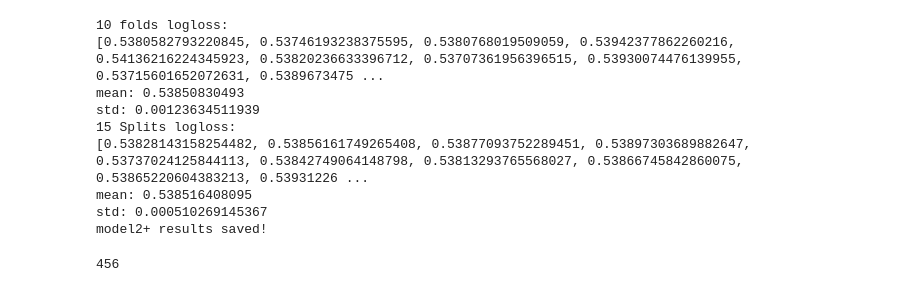
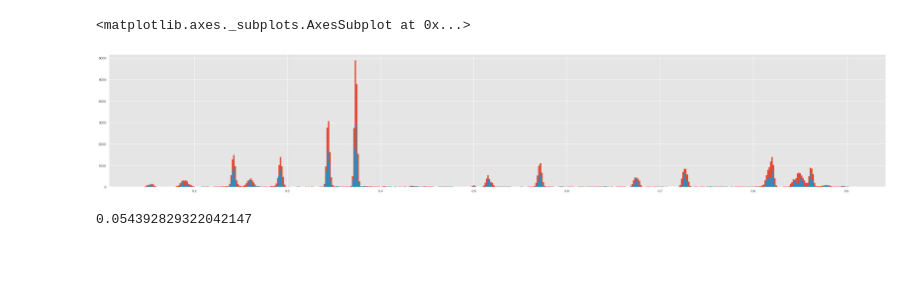
Before and after one commit to mortido/ML-Boot-Camp-V, a Jupyter notebook: models-main.ipynb, the cells around one changed output. Saved outputs shown, nothing was run; the diff lists cells and outputs as text; code cells hidden in the pictures; blank space fills up the shorter version.

```diff
--- a/models-main.ipynb
+++ b/models-main.ipynb
@@ -326,15 +55,2 @@ strat =np.apply_along_axis(lambda d: str(d[0]) + '_' + str(d[1]), 1, strat)
-# %%
-train = pd.read_csv('train.csv', sep=';')
-test = pd.read_csv('test.csv', sep=';', na_values='None')
-
-train = clean2(train)
-test = clean2(test)
-
-train = utils.new_features(train)
-test = utils.new_features(test)
-
-X_train = train.drop([ 'cardio'], axis=1)
-y_train = train['cardio'].values.ravel()
-X_test = test.drop([], axis=1)
 # %%
 use_columns = [
@@ -451,9 +212,41 @@ std: 0.000717647059986
+# %%
+from utils import SmoothLikelihood4
+
+D = X_train.copy()
+G = X_test.copy()
+slk = SmoothLikelihood4(['gender','MAP'], 0.5, kf=StratifiedKFold(random_state=111111, n_splits=20, shuffle=True),
+                        alpha=13,
+                       seed=10,
+                        std=0.0013
+                       )
+d1 = slk.fit_transform(X_train, y_train)
+g1 = slk.transform(X_test)
+# %%
+D['slk']=d1
+G['slk']=g1
+# %%
+plt.figure(figsize=(40,7))
+D['slk'].hist(bins=500)
+G['slk'].hist(bins=500)
+# %% [output]
+<matplotlib.axes._subplots.AxesSubplot at 0x...>
+[figure, added]
+# %%
+D.groupby(['ap_hi_group', 'age_group', 'gender'])['slk'].std().max()
+# %% [output]
+0.054392829322042147
 # %%
 params = {
-    'colsample_bytree': 0.8,
-    'learning_rate': 0.1,
-    'n_estimators': 200,
-    'subsample': 0.8,
+     'colsample_bytree': 0.95,
+     'gamma': 0.55,
+     'learning_rate': 0.02,
+     'max_depth': 5,
+     'min_child_weight': 3,
+     'n_estimators': 392,
+     'reg_alpha': 0,
+     'reg_lambda': 0.4,
+     'subsample': 0.85,
+
     'tree_method': 'hist',
     'grow_policy': 'lossguide',
 
@@ -462,30 +255,16 @@ params = {
     'silent': True,
 }
 
-utils.execute_model(xgb.XGBClassifier(**params),
+utils.execute_model(wrap_classifier(xgb.XGBClassifier(**params)),
               X_train,
               y_train,
               X_test,
-              model_name="model2+",
-              mean_columns = mean_columns,
-              use_columns = use_columns,
+              model_name="model2-",
               n_splits=15,
               n_folds=10,
               stratification_groups=strat,
-              alpha=13,
              )
 gc.collect()
-# %% [output]
-10 folds logloss:
-[0.5380582793220845, 0.53746193238375595, 0.5380768019509059, 0.53942377862260216, 0.54136216224345923, 0.53820236633396712, 0.53707361956396515, 0.53930074476139955, 0.53715601652072631, 0.5389673475 ...
-mean: 0.53850830493
-std: 0.00123634511939
-15 Splits logloss:
-[0.53828143158254482, 0.53856161749265408, 0.53877093752289451, 0.53897303689882647, 0.53737024125844113, 0.53842749064148798, 0.53813293765568027, 0.53866745842860075, 0.53865220604383213, 0.53931226 ...
-mean: 0.538516408095
-std: 0.000510269145367
-model2+ results saved!
-456
 # %%
 import lightgbm as lgb
 
```
Also changed, not shown: parts of 31 cells of this notebook, 5 other files.
